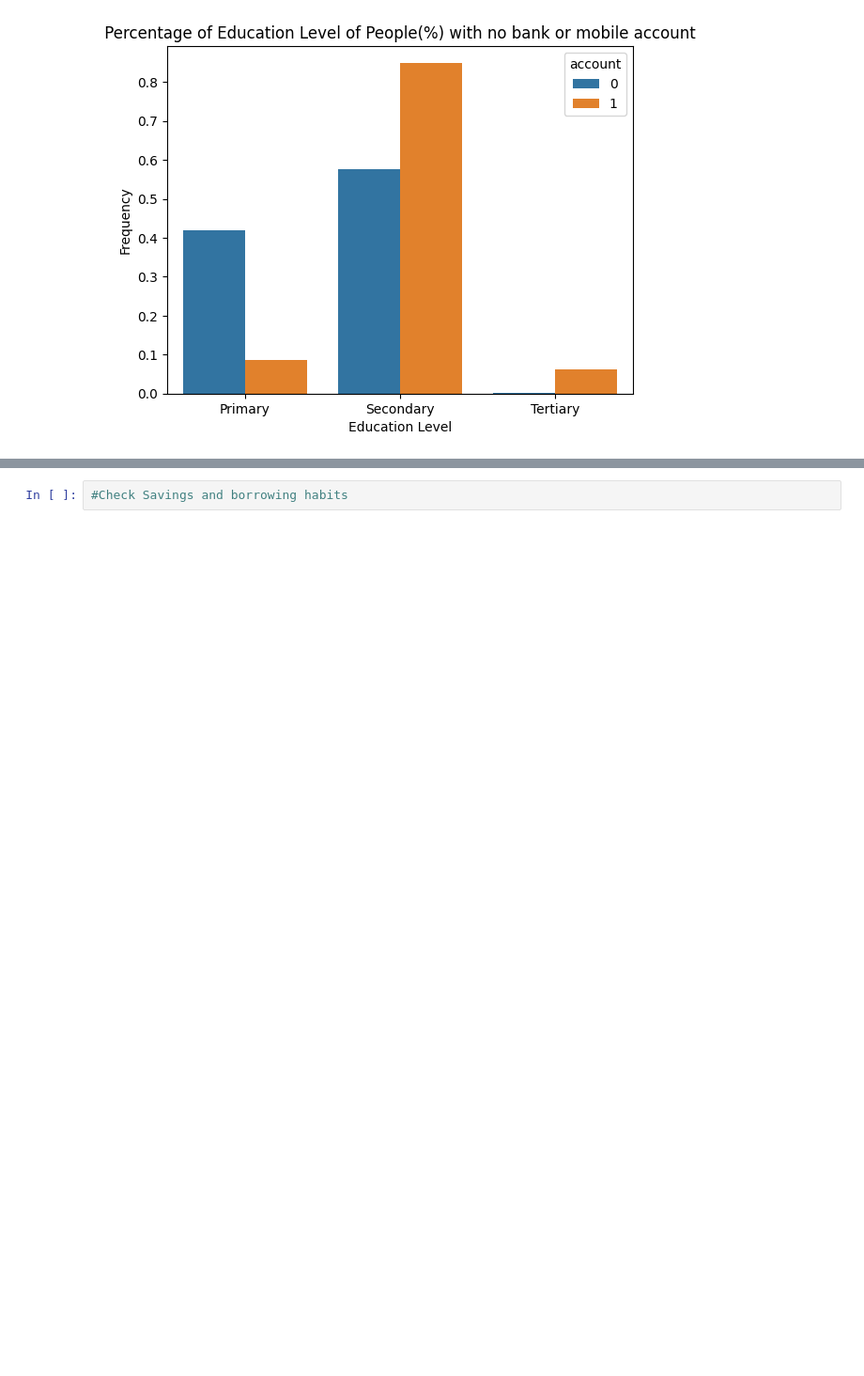
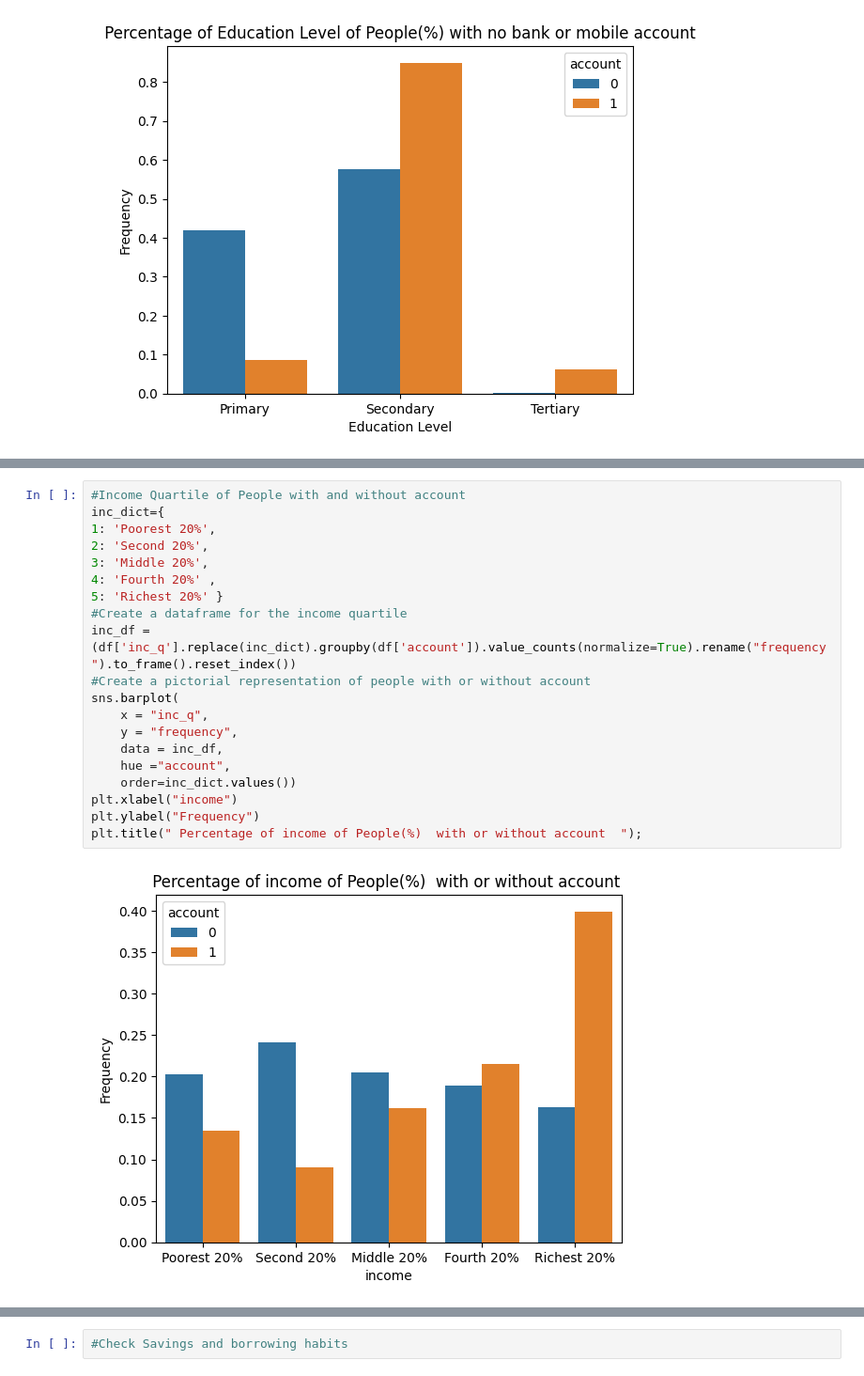
Before and after one commit to rufaiaishat/Financial-Inclusion-Data, a Jupyter notebook: Financial_Inclusion_Nigeria.ipynb, the cells around one changed output, grey strips where cells are left out. Shown at 94% size. Cells and saved outputs as stored; diff of their text form; blank space fills up the shorter version.

```diff
--- a/Financial_Inclusion_Nigeria.ipynb
+++ b/Financial_Inclusion_Nigeria.ipynb
@@ -463,0 +535,22 @@ plt.title(" Percentage of Education Level of People(%) with no bank or mobile ac
+# %%
+#Income Quartile of People with and without account
+inc_dict={
+1: 'Poorest 20%',
+2: 'Second 20%',
+3: 'Middle 20%',
+4: 'Fourth 20%' ,
+5: 'Richest 20%' }
+#Create a dataframe for the income quartile
+inc_df = (df['inc_q'].replace(inc_dict).groupby(df['account']).value_counts(normalize=True).rename("frequency").to_frame().reset_index())
+#Create a pictorial representation of people with or without account
+sns.barplot(
+    x = "inc_q",
+    y = "frequency",
+    data = inc_df,
+    hue ="account",
+    order=inc_dict.values())
+plt.xlabel("income")
+plt.ylabel("Frequency")
+plt.title(" Percentage of income of People(%)  with or without account  ");
+# %% [output]
+[figure, added]
```
Also changed, not shown: parts of 6 cells of this notebook.
